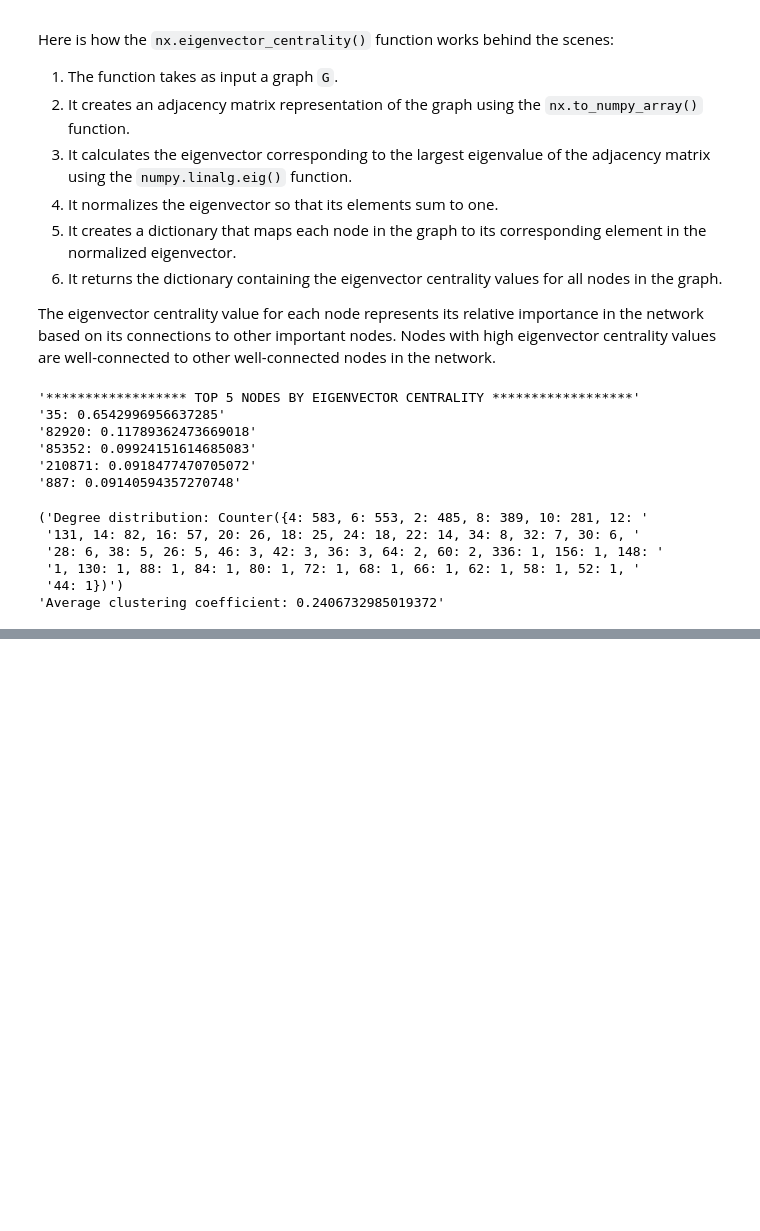
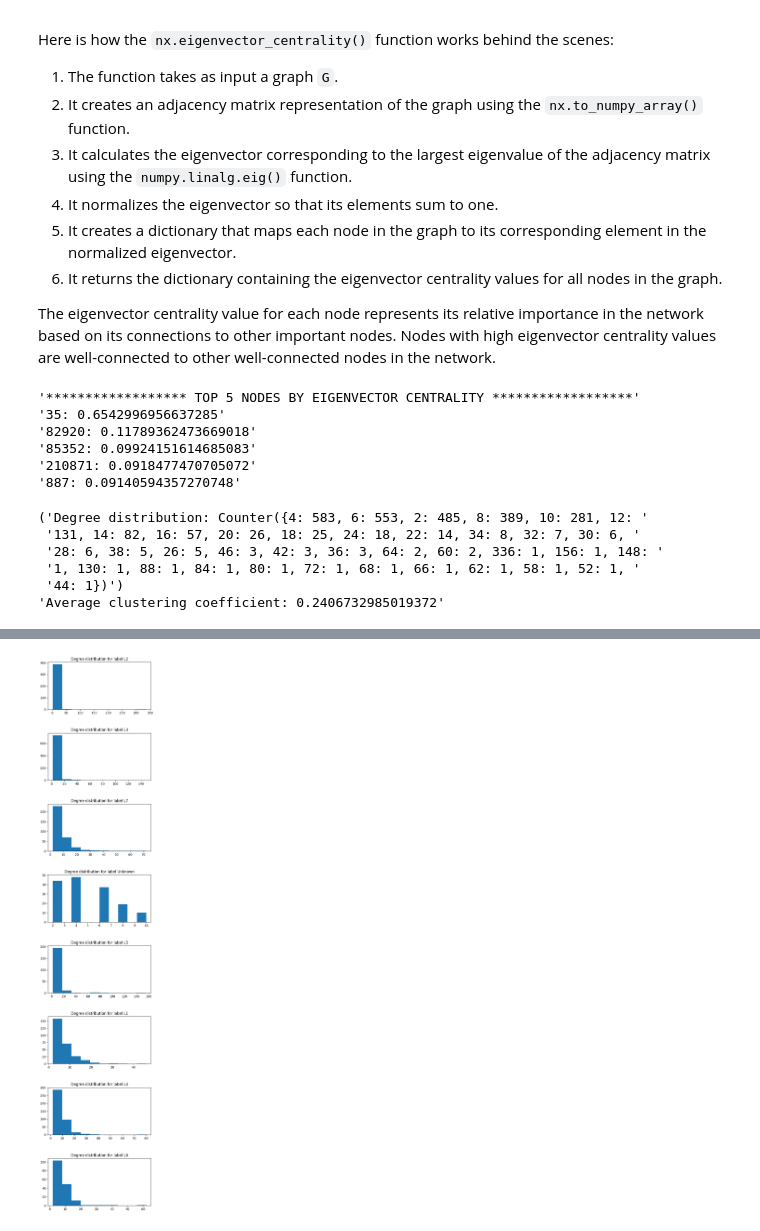
Before and after one commit to AylinNaebzadeh/Network-Visualization-Backend-Project, a Jupyter notebook: 99522185_Aylin_Naebzadeh_Project.ipynb, the cells around one changed output, grey strips where cells are left out. Saved outputs shown, nothing was run; the diff lists cells and outputs as text; code cells hidden in the pictures; blank space fills up the shorter version.

```diff
--- a/99522185_Aylin_Naebzadeh_Project.ipynb
+++ b/99522185_Aylin_Naebzadeh_Project.ipynb
@@ -249,0 +588,20 @@ pprint(f'Average clustering coefficient: {avg_clustering_coefficient}')
+# %%
+# Create a dictionary to store the degree values for each label value
+degree_values = {}
+
+# Group the degree values by label value
+for node, degree in G.degree():
+    label = G.nodes[node]['label']
+    if label not in degree_values:
+        degree_values[label] = []
+    degree_values[label].append(degree)
+
+# Calculate the average, maximum and minimum degree for each label value
+for label, degrees in degree_values.items():
+    average_degree = sum(degrees) / len(degrees)
+    max_degree = max(degrees)
+    min_degree = min(degrees)
+    print(f"Degree values for label {label}:")
+    print(f"  - Average: {average_degree}")
+    print(f"  - Max: {max_degree}")
+    print(f"  - Min: {min_degree}")
@@ -249,0 +626,16 @@ pprint(f'Average clustering coefficient: {avg_clustering_coefficient}')
+# %%
+# Create a figure with one subplot for each label value
+fig, axs = plt.subplots(len(degree_values), 1, figsize=(6, 4 * len(degree_values)))
+
+# Plot the degree distribution for each label value
+for i, (label, degrees) in enumerate(degree_values.items()):
+    axs[i].hist(degrees)
+    axs[i].set_title(f"Degree distribution for label {label}")
+
+# Add space between the subplots
+plt.subplots_adjust(hspace=0.5, wspace=1.5)
+
+# Show the plot
+plt.show()
+# %% [output]
+[figure, added]
```
Also changed, not shown: parts of 21 cells of this notebook.
